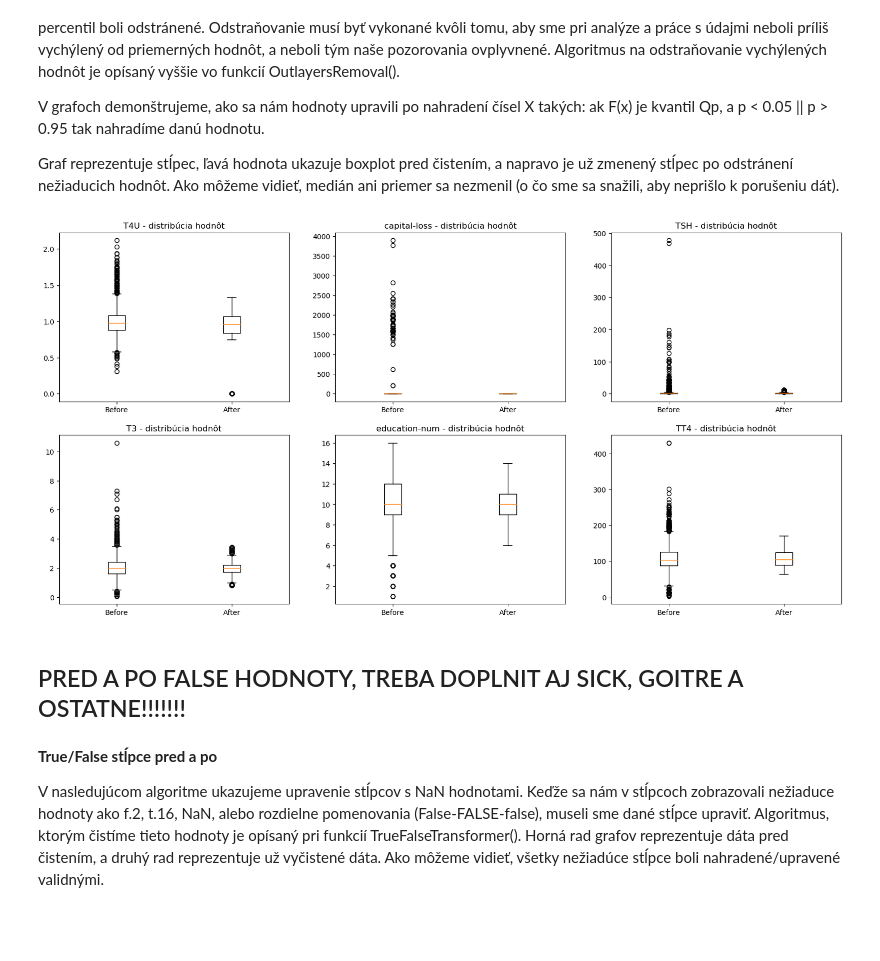
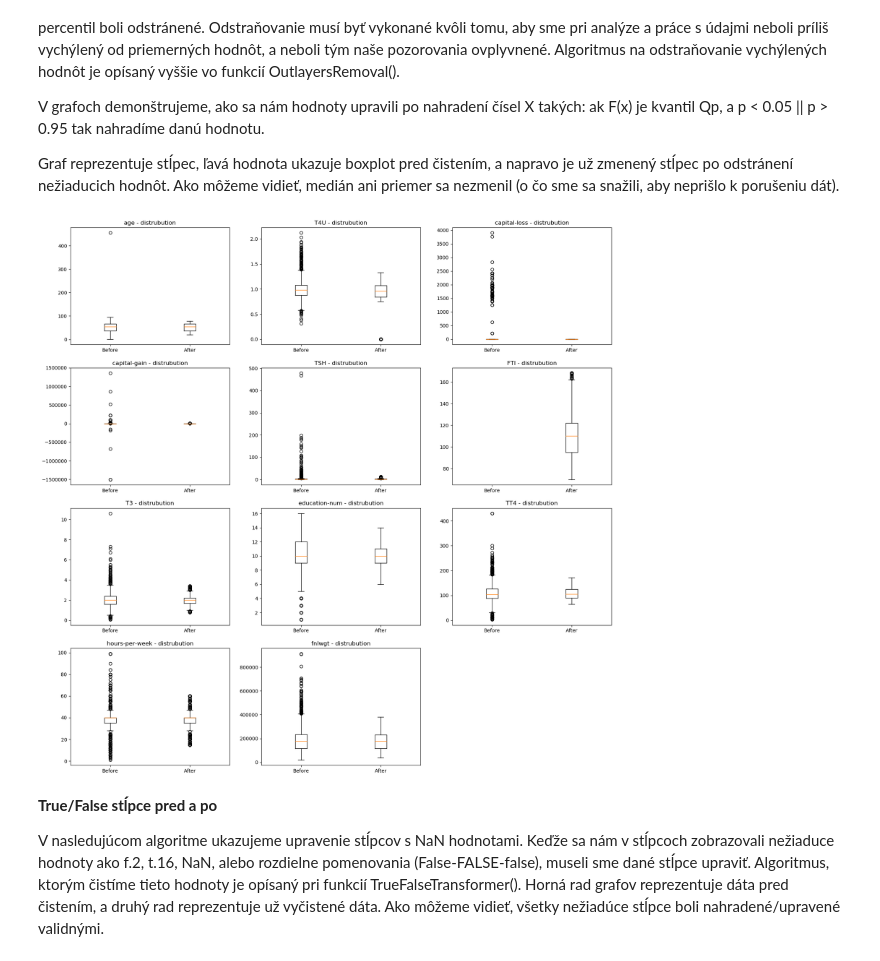
Before and after one commit to zuhi6/IAU-Projekt, a Jupyter notebook: Projekt_2_faza.ipynb, the cells around one changed output. Drawn from its saved outputs; the diff is of its cells as text; code cells hidden in the pictures; blank space fills up the shorter version.

```diff
--- a/Projekt_2_faza.ipynb
+++ b/Projekt_2_faza.ipynb
@@ -362,16 +399,17 @@ replace_info = [
     }
 ]
 
-
+pip_merge = Pipeline([
+    ('merge',MergeTransformer(personal_data,other_data,["name","address"]))
+])
 pip = Pipeline([
-    ('merge',MergeTransformer(personal_data,other_data,["name","address"])),
     ('objectvalues',ObjectValuesTransformer(["medical_info"])),
     ('deduplicate',DeduplicationTransformer(["name","address"],"name")),
     ('nan',ToNaNTransformer(["?","nan"])),
     ('format-date',FormatDateTransformer("date_of_birth")),
-    ('format-to-floats',FormatToFloatTransformer(["age","T4U","capital-loss","TSH","FTI","T3","education-num","TT4"])),
-    ('date-outlayers',OutlayersRemovalForAgeAndDateTransformer("age","date_of_birth",110)),
-    ('outlayers',OutlayersRemoval(["age","T4U","capital-loss","TSH","FTI","T3","education-num","TT4"])),
+    ('format-to-floats',FormatToFloatTransformer(["age","T4U","capital-loss","capital-gain","TSH","FTI","T3","education-num","TT4","hours-per-week","fnlwgt"])),
+    ('date-outlayers',OutleirsRemovalForAgeAndDateTransformer("age","date_of_birth",110)),
+    ('outlayers',OutleirsRemoval(["age","T4U","capital-loss","capital-gain","TSH","FTI","T3","education-num","TT4","hours-per-week","fnlwgt"])),
     ('mean',MeanTransformer(["age","T4U","capital-loss","TSH","FTI"])),
     ('median',MedianTransformer(["T3","education-num"])),
     ('knearest',KnearestTransformer(["TT4"])),
@@ -380,9 +418,11 @@ pip = Pipeline([
     ('categorical',CategoricalTransformer(categorical_columns)),
     ('replacer',ReplacerTransformer(replace_info))
 ])
-merged = pd.DataFrame()
-model = pip.fit(merged)
-merged = pip.transform(merged)
+merged_before_transform = pd.DataFrame()
+model = pip_merge.fit(merged_before_transform)
+merged_before_transform = model.transform(merged_before_transform)
+model = pip.fit(merged_before_transform)
+merged = model.transform(merged_before_transform)
 # %%
 merged.info()
 # %% [output]
@@ -461,18 +495,18 @@ Graf reprezentuje stĺpec, ľavá hodnota ukazuje boxplot pred čistením, a nap
 # %%
 def showBoxPlot(arr, name, row, column):
     plt.subplot2grid(fig_dims, (row, column))
-    plt.title('%s - distribúcia hodnôt' %name)
+    plt.title('%s - distrubution' %name)
     objects = ('Before', 'After')
     plt.boxplot(arr)
     y_pos = np.arange(len(arr))
     plt.xticks(y_pos+1, objects)
 
-def showBoxPlotForColumns(arrayOfColumns):
+def showBoxPlotForColumns(arrayOfColumns, df):
     rows = 0
     columns = 0
     for column in arrayOfColumns:
-        beforeOutliers = other_data[column]
-        beforeOutliers = beforeOutliers[~np.isnan(other_data[column])]
+        beforeOutliers = df[column]
+        beforeOutliers = beforeOutliers[~np.isnan(df[column])]
 
         data = [beforeOutliers,merged[column]]
         showBoxPlot(data, column, rows, columns)
@@ -483,24 +517,17 @@ def showBoxPlotForColumns(arrayOfColumns):
 # %%
 fizsize_with_subplots = (20, 20)
 fig = plt.figure(figsize=fizsize_with_subplots)
 fig_dims = (4,3)
-numColumns = ["T4U","capital-loss","TSH","T3","education-num","TT4"]
-
-
-
-#------------------------------------------------
-#  FTI nejde zobrazit kvoli ,,?:""
-#------------------------------------------------
-
-
-
-showBoxPlotForColumns(numColumns)
+def toFloats(df,columns):
+    for column in columns:
+        df[column] = df[column].map(lambda x: np.nan if type(x) == str else float(x))
+    return df
+numColumns = ["age","T4U","capital-loss","capital-gain","TSH","FTI","T3","education-num","TT4","hours-per-week","fnlwgt"]
+merged_before_transform = toFloats(merged_before_transform,numColumns)
+showBoxPlotForColumns(numColumns,merged_before_transform)
 plt.show()
 # %% [output]
-[figure, old version]
+[figure, new version]
-# %% [markdown]
-PRED A PO FALSE HODNOTY, TREBA DOPLNIT AJ SICK, GOITRE A OSTATNE!!!!!!!
-----------------------------
 # %% [markdown]
 **True/False stĺpce pred a po**
 
```
Also changed, not shown: parts of 29 cells of this notebook.
